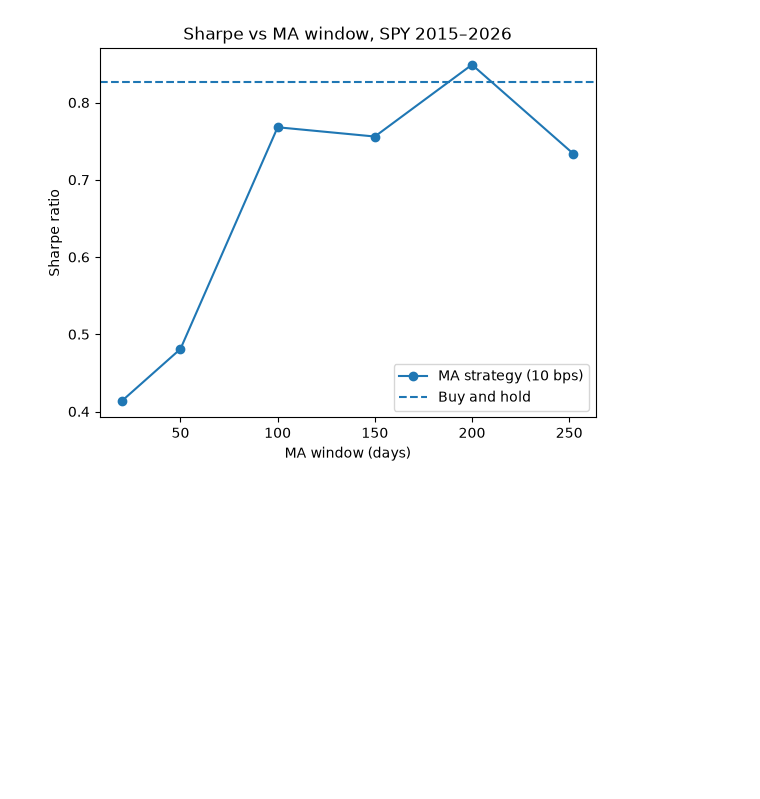
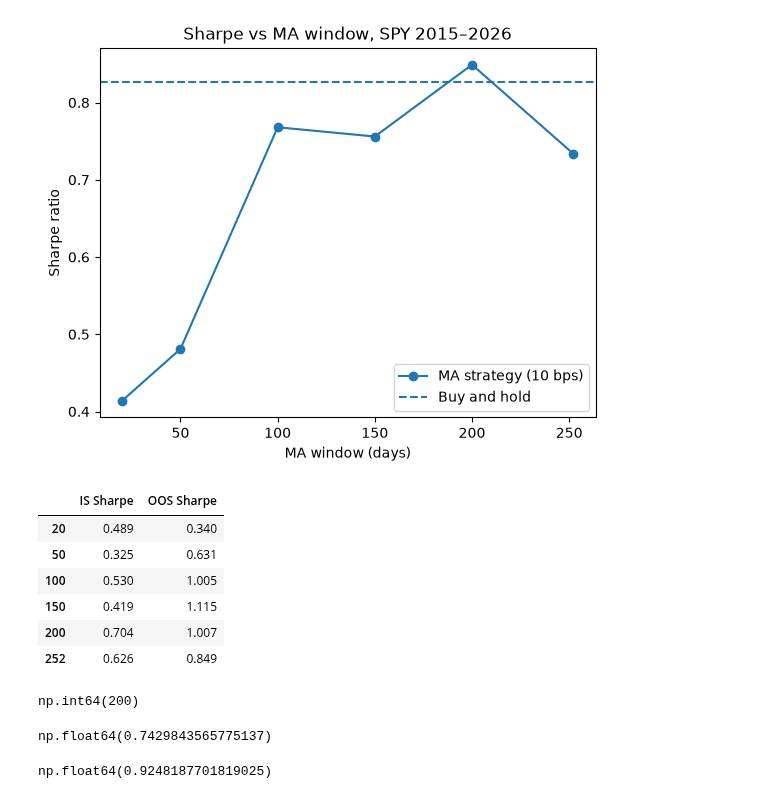
Before and after one commit to Alenchikk1/backtester, a Jupyter notebook: notebooks/02_first_backtest.ipynb, the cells around one changed output. Cells and saved outputs as stored; diff of their text form; code cells hidden in the pictures; blank space fills up the shorter version.

Commit message:
Add in-sample / out-of-sample analysis of MA windows

```diff
--- a/notebooks/02_first_backtest.ipynb
+++ b/notebooks/02_first_backtest.ipynb
@@ -327,3 +327,37 @@ plt.legend()
 plt.show()
 # %% [output]
 [figure]
+# %%
+is_end = "2020-12-31"
+oos_start = "2021-01-01"
+split = {}
+
+for w in windows:
+    sig = ma_signal(spy['adj_close'], w)
+    backtest = run_backtest(spy['adj_close'], sig, cost_bps=10)
+    is_r  = backtest['net_ret'].loc[start_date:is_end]
+    oos_r = backtest['net_ret'].loc[oos_start:]
+    split[w] = {"IS Sharpe": sharpe(is_r), "OOS Sharpe": sharpe(oos_r)}
+table_split = pd.DataFrame(split).T.round(3)
+
+table_split
+# %% [output]
+|  | IS Sharpe | OOS Sharpe |
+| 20 | 0.489 | 0.340 |
+| 50 | 0.325 | 0.631 |
+| 100 | 0.530 | 1.005 |
+| 150 | 0.419 | 1.115 |
+| 200 | 0.704 | 1.007 |
+| 252 | 0.626 | 0.849 |
+# %%
+table_split["IS Sharpe"].idxmax()
+# %% [output]
+np.int64(200)
+# %%
+sharpe(backtest["daily_return"].loc[start_date:is_end])
+# %% [output]
+np.float64(0.7429843565775137)
+# %%
+sharpe(backtest["daily_return"].loc[oos_start:])
+# %% [output]
+np.float64(0.9248187701819025)
```
